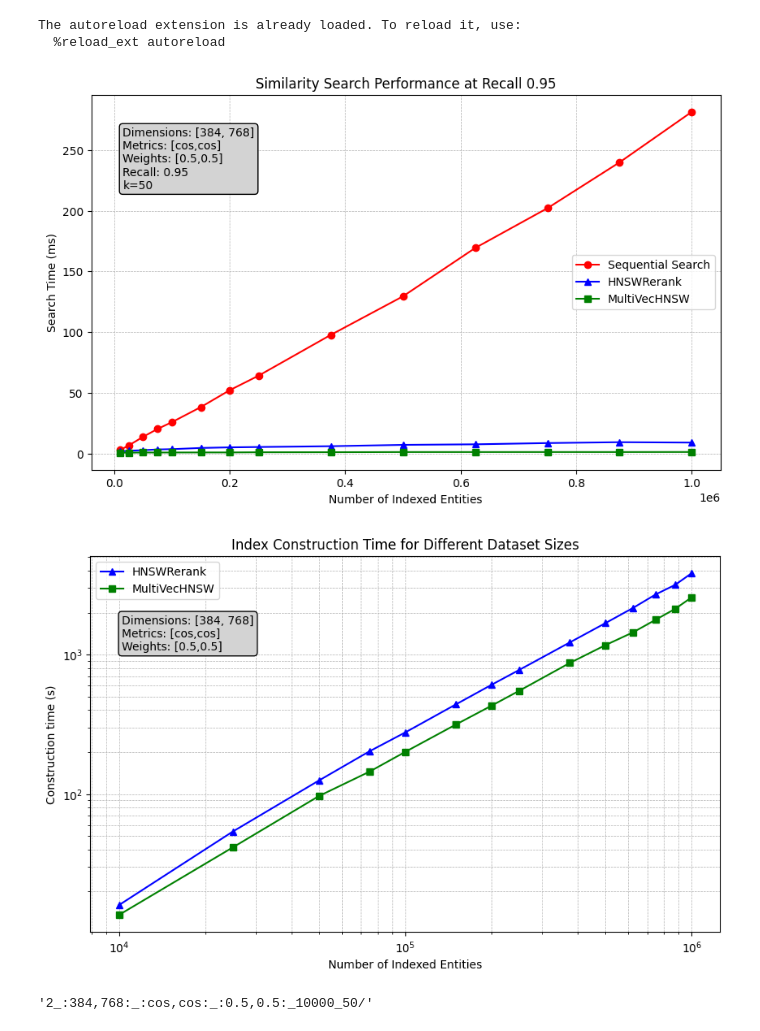
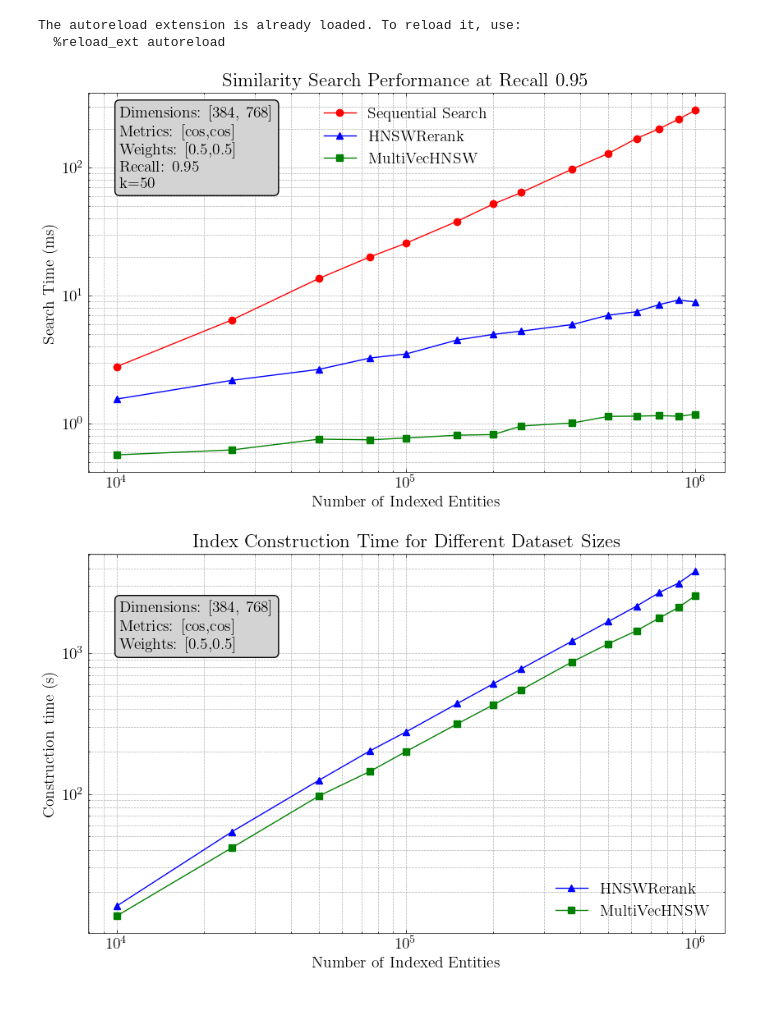
Before and after one commit to yavuzff/scalable-multimodal-similarity-search, a Jupyter notebook: notebooks/plot_graphs.ipynb, the cells around one changed output. Saved outputs shown, nothing was run; the diff lists cells and outputs as text; code cells hidden in the pictures; blank space fills up the shorter version.

Commit message:
add scientific style plotting and construction weights distance computations plots #25

```diff
--- a/notebooks/plot_graphs.ipynb
+++ b/notebooks/plot_graphs.ipynb
@@ -13,3 +10,7 @@ PLOT_DIR = "../experiments/plots"
+# %%
+import scienceplots
+plt.style.use([ 'science']) # 'notebook' 'science'
+plt.rcParams.update({'font.size': 14})
 # %%
 search_data = {
     "num_entities": [10_000, 25_000, 50_000, 75_000, 100_000, 150_000, 200_000, 250_000, 375_000, 500_000, 625_000, 750_000, 875_000, 1_000_000],
@@ -20,30 +21,30 @@ search_data = {
 # %%
 plt.figure(figsize=(10, 6))
 plt.plot(search_data["num_entities"], search_data["Exact"], marker='o', linestyle='-', label='Sequential Search', color='red')
 plt.plot(search_data["num_entities"], search_data["HNSWRerank"], marker='^', linestyle='-', label='HNSWRerank', color='blue')
 plt.plot(search_data["num_entities"], search_data["MultiVecHNSW"], marker='s', linestyle='-', label='MultiVecHNSW', color='green')
 
-#plt.xscale('log')
-#plt.yscale('log')
+plt.xscale('log')
+plt.yscale('log')
 
 plt.xlabel('Number of Indexed Entities')
 plt.ylabel('Search Time (ms)')
 plt.title('Similarity Search Performance at Recall 0.95')
 plt.legend()
 
 # info box
 info_text = ("Dimensions: [384, 768]\nMetrics: [cos,cos]\nWeights: [0.5,0.5]\nRecall: 0.95\nk=50")
 plt.annotate(info_text, xy=(0.05, 0.75), xycoords='axes fraction',
              bbox=dict(boxstyle='round,pad=0.3', edgecolor='black', facecolor='lightgray'))
 
 plt.grid(True, which="both", linestyle="--", linewidth=0.5)
 
 # save plot
-#plt.savefig(f"{PLOT_DIR}/similarity_search_performance.png", dpi=900, bbox_inches='tight')
+plt.savefig(f"{PLOT_DIR}/similarity_search_performance.pdf", dpi=900, bbox_inches='tight')
 
 plt.show()
 # %% [output]
-[figure, old version]
+[figure, new version]
 # %%
 construction_data =  {
     "num_entities": [10_000, 25_000, 50_000, 75_000, 100_000, 150_000, 200_000, 250_000, 375_000, 500_000, 625_000, 750_000, 875_000, 1_000_000],
@@ -73,11 +74,11 @@ plt.annotate(info_text, xy=(0.05, 0.75), xycoords='axes fraction',
 plt.grid(True, which="both", linestyle="--", linewidth=0.5)
 
 # save plot
-plt.savefig(f"{PLOT_DIR}/index_construction.svg", dpi=200, bbox_inches='tight')
+plt.savefig(f"{PLOT_DIR}/index_construction.pdf", dpi=200, bbox_inches='tight')
 
 plt.show()
 # %% [output]
-[figure, old version]
+[figure, new version]
 # %%
 from src.evaluation.evaluation_params import Params, MultiVecHNSWConstructionParams, MultiVecHNSWSearchParams
 from src.evaluation.evaluation import sanitise_path_string, compute_recall
@@ -100,12 +101,6 @@ SEARCH_WEIGHTS_DIR = BASE_DIR + "search_weights_exps/"
 FIGURE_DPI = 200
 # %%
 from src.evaluation.plot_utils import *
-# %%
-p = Params(modalities=2, dimensions=[384, 768], metrics=["cos", "cos"], weights=[0.5, 0.5], index_size=10_000)
-p.k=50
-get_exact_results_folder(p)
-# %% [output]
-'2_:384,768:_:cos,cos:_:0.5,0.5:_10000_50/'
 # %%
 def get_latest_experiment_file(folder, prev_experiment_index=1):
     """ Get the latest experiment file in the folder."""
```
Also changed, not shown: parts of 21 cells of this notebook, 3 other files.
